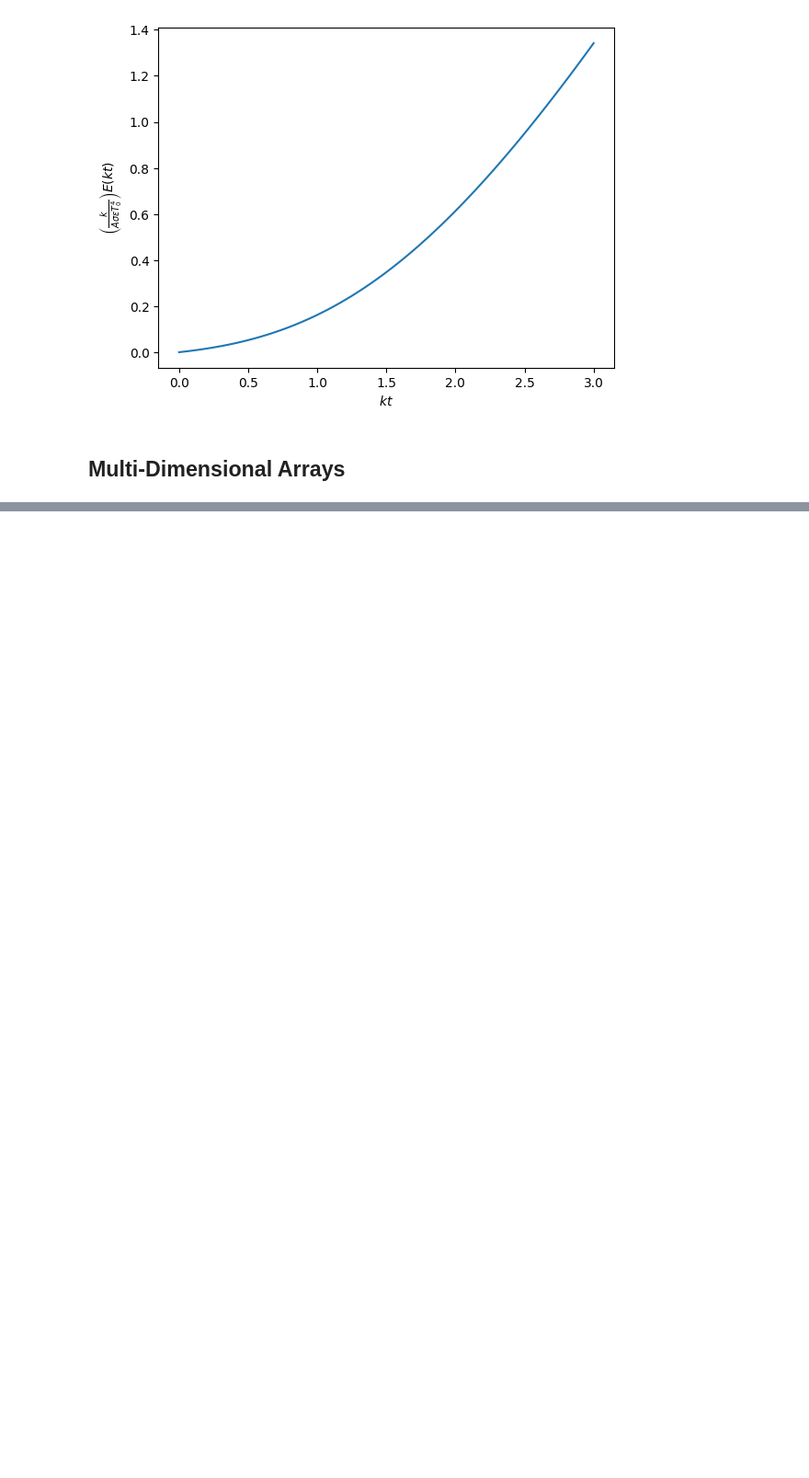
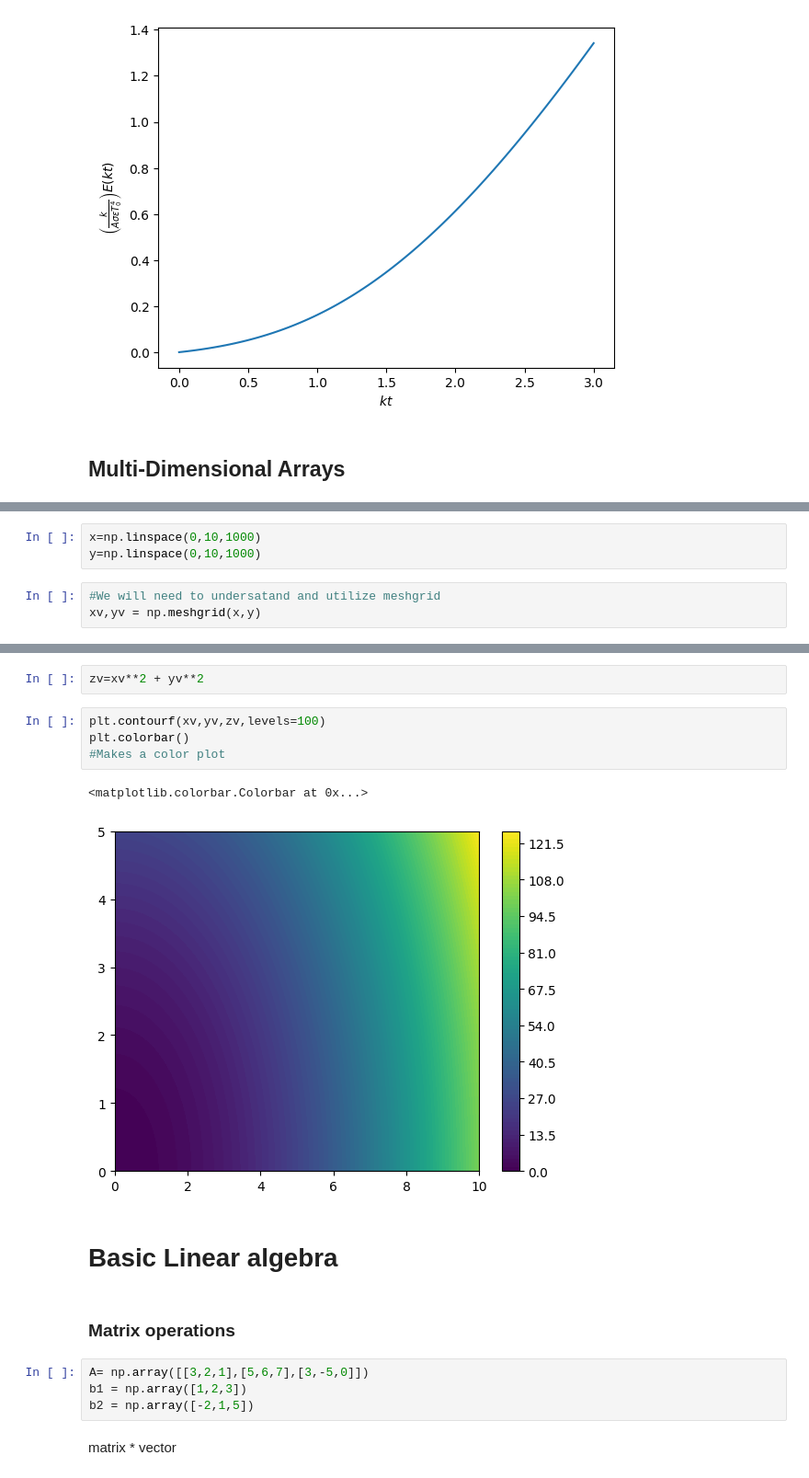
Before and after one commit to K-Atina/Numpy-Self-study-, a Jupyter notebook: numpy.ipynb, the cells around one changed output, grey strips where cells are left out. Shown at 92% size. Saved outputs shown, nothing was run; the diff lists cells and outputs as text; blank space fills up the shorter version.

```diff
--- a/numpy.ipynb
+++ b/numpy.ipynb
@@ -299,0 +362,6 @@ Text(0, 0.5, '$\\left(\\frac{k}{A \\sigma \\epsilon T_0^4}\\right) E(kt)$')
+# %%
+x=np.linspace(0,10,1000)
+y=np.linspace(0,10,1000)
+# %%
+#We will need to undersatand and utilize meshgrid
+xv,yv = np.meshgrid(x,y)
@@ -299,0 +400,19 @@ Text(0, 0.5, '$\\left(\\frac{k}{A \\sigma \\epsilon T_0^4}\\right) E(kt)$')
+# %%
+zv=xv**2 + yv**2
+# %%
+plt.contourf(xv,yv,zv,levels=100)
+plt.colorbar()
+#Makes a color plot
+# %% [output]
+<matplotlib.colorbar.Colorbar at 0x...>
+[figure, added]
+# %% [markdown]
+# Basic Linear algebra
+# %% [markdown]
+### Matrix operations
+# %%
+A= np.array([[3,2,1],[5,6,7],[3,-5,0]])
+b1 = np.array([1,2,3])
+b2 = np.array([-2,1,5])
+# %% [markdown]
+matrix * vector
```
Also changed, not shown: parts of 38 cells of this notebook.
